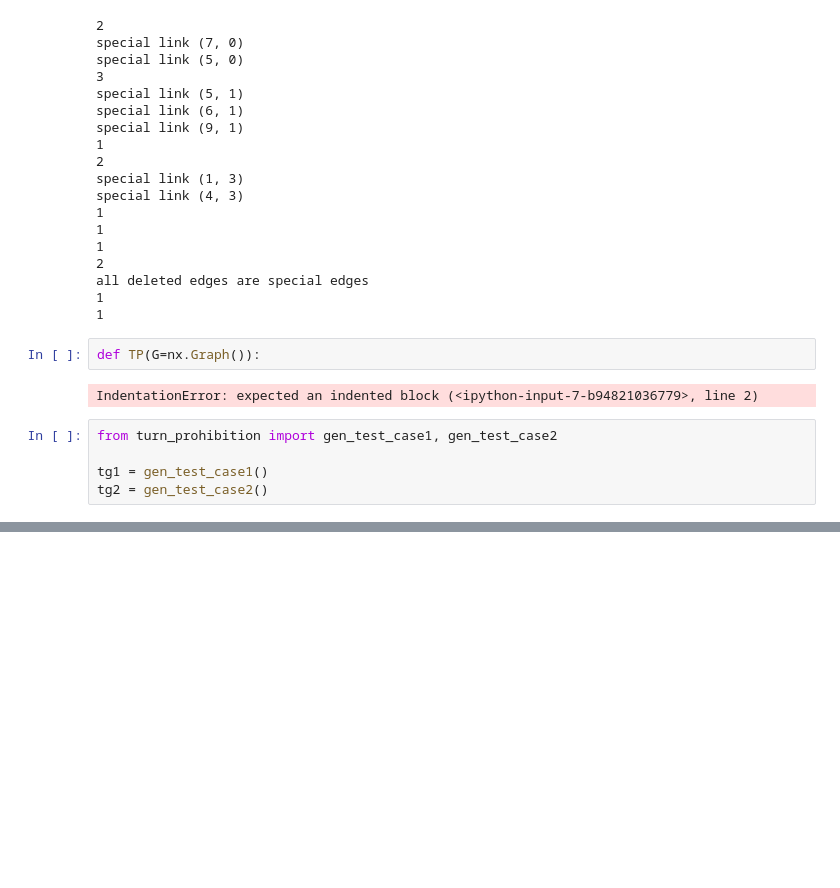
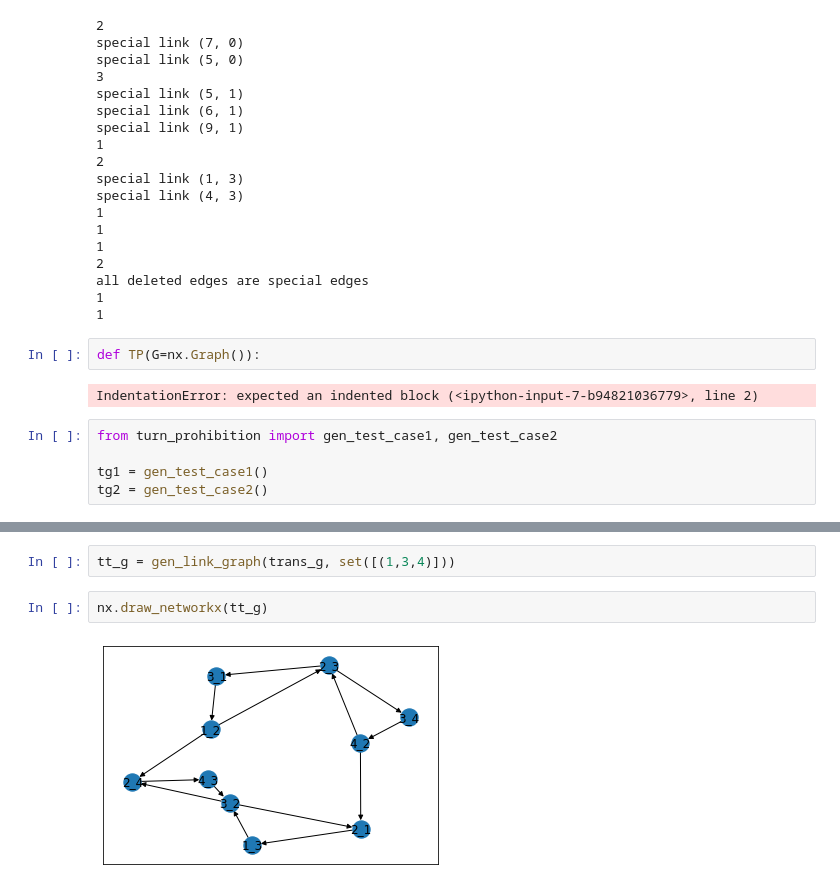
Before and after one commit to abietic/turn_prohibition, a Jupyter notebook: tp.ipynb, the cells around one changed output, grey strips where cells are left out. Drawn from its saved outputs; the diff is of its cells as text; blank space fills up the shorter version.

```diff
--- a/tp.ipynb
+++ b/tp.ipynb
@@ -137,0 +152,6 @@ nx.draw_networkx(tg2,labels={k:l for k,l in list(tg2.nodes(data='label'))})
+# %%
+tt_g = gen_link_graph(trans_g, set([(1,3,4)]))
+# %%
+nx.draw_networkx(tt_g)
+# %% [output]
+[figure, added]
```
Also changed, not shown: parts of 4 cells of this notebook, 31 other files.
